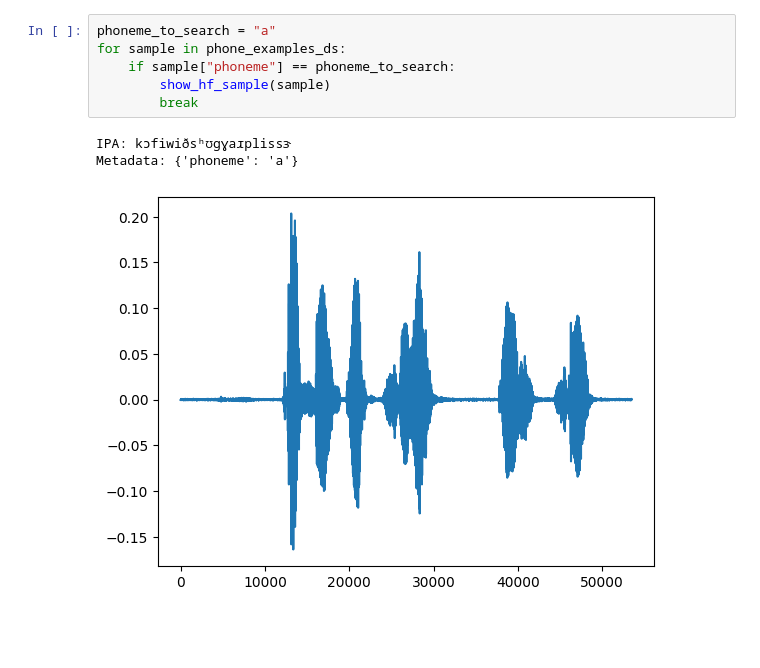
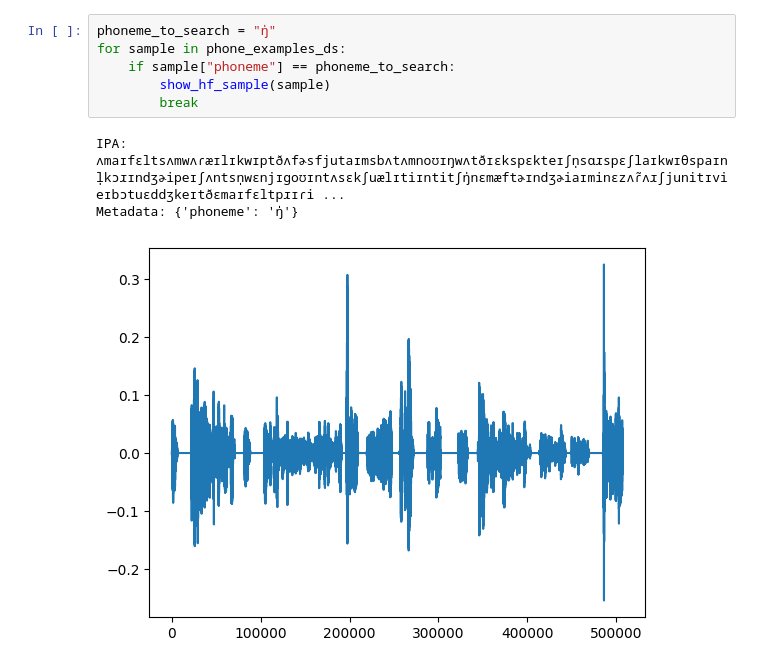
Before and after one commit to KoelLabs/ML, a Jupyter notebook: notebooks/Finetuning/all_phones.ipynb, the cells around one changed output. Saved outputs shown, nothing was run; the diff lists cells and outputs as text; blank space fills up the shorter version.

```diff
--- a/notebooks/Finetuning/all_phones.ipynb
+++ b/notebooks/Finetuning/all_phones.ipynb
@@ -11,11 +20,11 @@ phone_examples_ds = load_dataset("KoelLabs/private-phoneme-examples")["train"]
 # %%
-phoneme_to_search = "a"
+phoneme_to_search = "ŋ̍"
 for sample in phone_examples_ds:
     if sample["phoneme"] == phoneme_to_search:
         show_hf_sample(sample)
         break
 # %% [output]
-IPA: kɔfiwiðsʰʊɡɣaɹplissɝ
-Metadata: {'phoneme': 'a'}
+IPA: ʌmaɪfɛltsʌmwʌɾæɪlɪkwɪptðʌfɚsfjutaɪmsbʌtʌmnoʊɪŋwʌtðɪɛkspɛkteɪʃn̩sɑɹspɛʃlaɪkwɪθspaɪnl̩kɔɹɪndʒɚipeɪʃʌntsn̩wɛnjɪɡoʊɪntʌsɛkʃuælɪtiɪntitʃŋ̍nɛmæftɚɪndʒɚiaɪminɛzʌɾ̃ʌɹʃjunitɪvieɪbɔtuɛddʒkeɪtðɛmaɪfɛltpɹɪɾi ...
+Metadata: {'phoneme': 'ŋ̍'}
-[figure, old version]
+[figure, new version]
 [interactive output not drawn]
```
Also changed, not shown: parts of 2 cells of this notebook.
